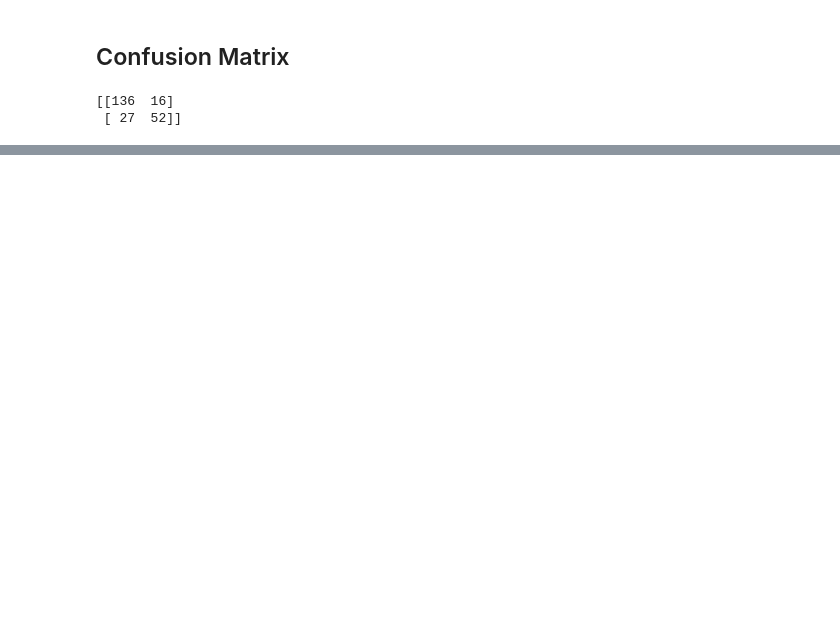
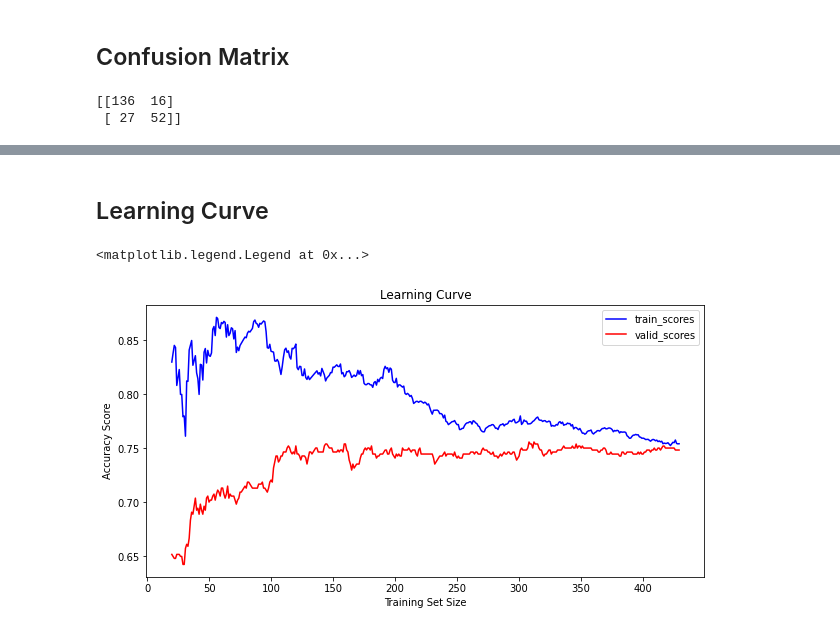
Before and after one commit to BlasFerreira/Machine_Learning, a Jupyter notebook: Supervised/Clasification/3_Logistic_Regression/1_Diabetes_Case/Logistic_Regression_Diabetes.ipynb, the cells around one changed output, grey strips where cells are left out. Cells and saved outputs as stored; diff of their text form; code cells hidden in the pictures; blank space fills up the shorter version.

Commit message:
Logistic Regression Diabetes

```diff
--- a/Supervised/Clasification/3_Logistic_Regression/1_Diabetes_Case/Logistic_Regression_Diabetes_SVM Diabetes.ipynb
+++ b/Supervised/Clasification/3_Logistic_Regression/1_Diabetes_Case/Logistic_Regression_Diabetes.ipynb
@@ -567,0 +605,20 @@ plt.show()
+# %% [markdown]
+## Learning Curve
+# %%
+from sklearn.model_selection import learning_curve
+
+plt.figure( figsize=(10,5) )
+train_sizes, train_scores, valid_scores = learning_curve( LogisticRegression(C = 0.1, penalty = 'l2', solver = 'lbfgs'),
+                                                          X_train_scal, y_train,
+                                                          train_sizes=np.linspace(0.01,1.0,1000),
+                                                          cv=5)
+
+plt.plot(train_sizes, np.mean(train_scores, 1), color='blue')
+plt.plot(train_sizes, np.mean(valid_scores, 1), color='red')
+plt.title("Learning Curve")
+plt.xlabel("Training Set Size")
+plt.ylabel("Accuracy Score")
+plt.legend(['train_scores','valid_scores'])
+# %% [output]
+<matplotlib.legend.Legend at 0x...>
+[figure, added]
```
Also changed, not shown: parts of 10 cells of this notebook.
